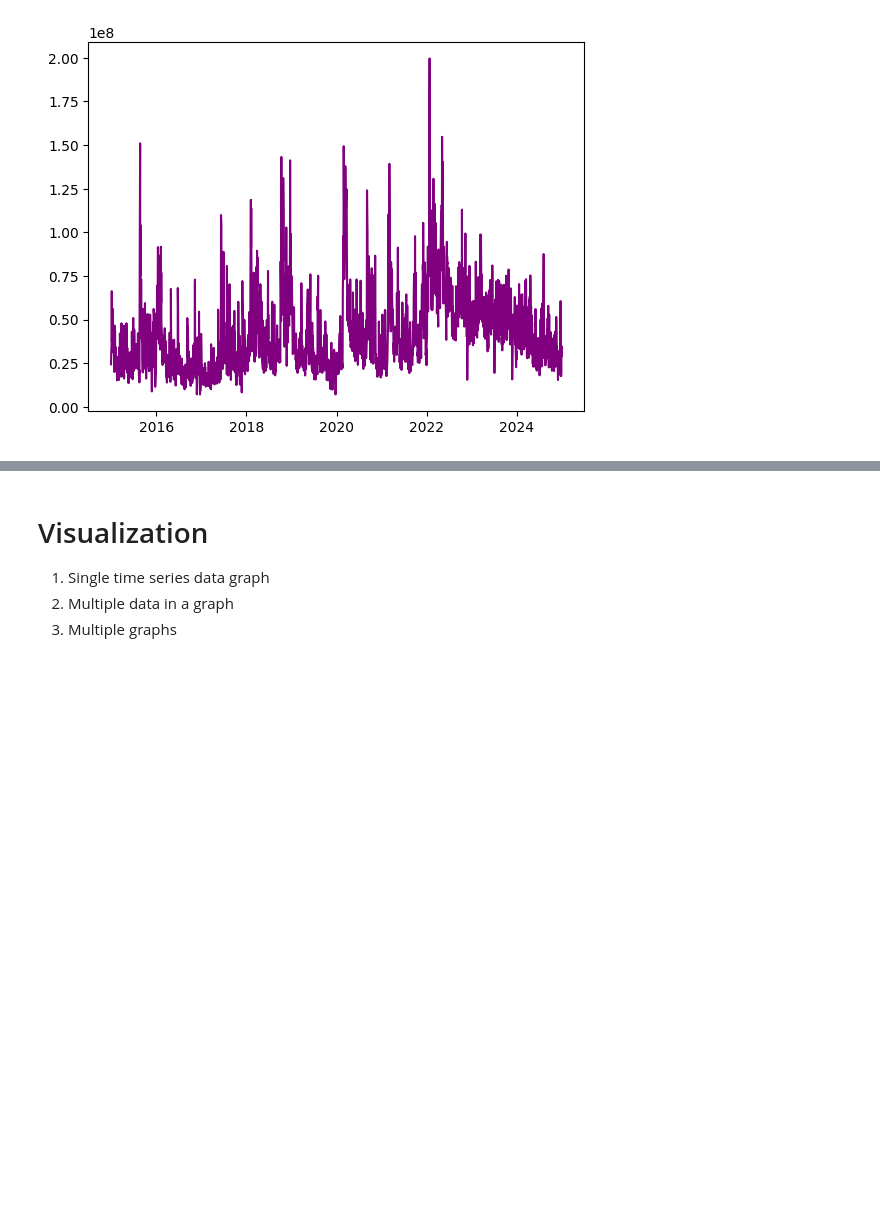
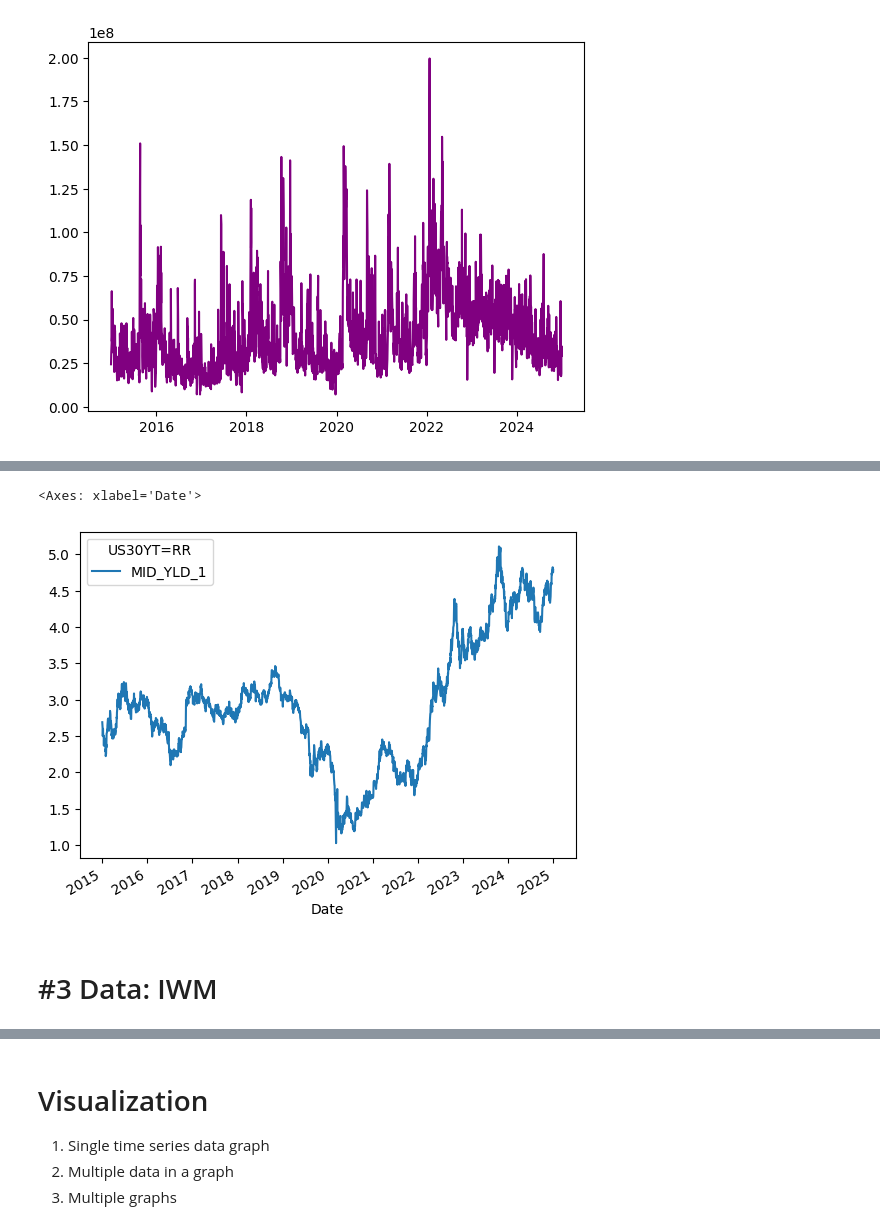
Before and after one commit to Seb207/Market-Context-Project, a Jupyter notebook: Irrationality Index/Factor_Data_Lab_Local.ipynb, the cells around one changed output, grey strips where cells are left out. Cells and saved outputs as stored; diff of their text form; code cells hidden in the pictures; blank space fills up the shorter version.

```diff
--- a/Irrationality Index/Factor_Data_Lab_Local.ipynb
+++ b/Irrationality Index/Factor_Data_Lab_Local.ipynb
@@ -291,0 +420,3 @@ plt.plot(qqq_daily_volume, color='purple')
+# %%
+us30_daily_yield = fi_data_loader('US30YT=RR', start, end, interval='daily', if_yield=True)
+us30_daily_yield.info()
@@ -291,0 +432,7 @@ plt.plot(qqq_daily_volume, color='purple')
+# %%
+us30_daily_yield.plot()
+# %% [output]
+<Axes: xlabel='Date'>
+[figure, added]
+# %% [markdown]
+# #3 Data: IWM
```
Also changed, not shown: parts of 34 cells of this notebook.
